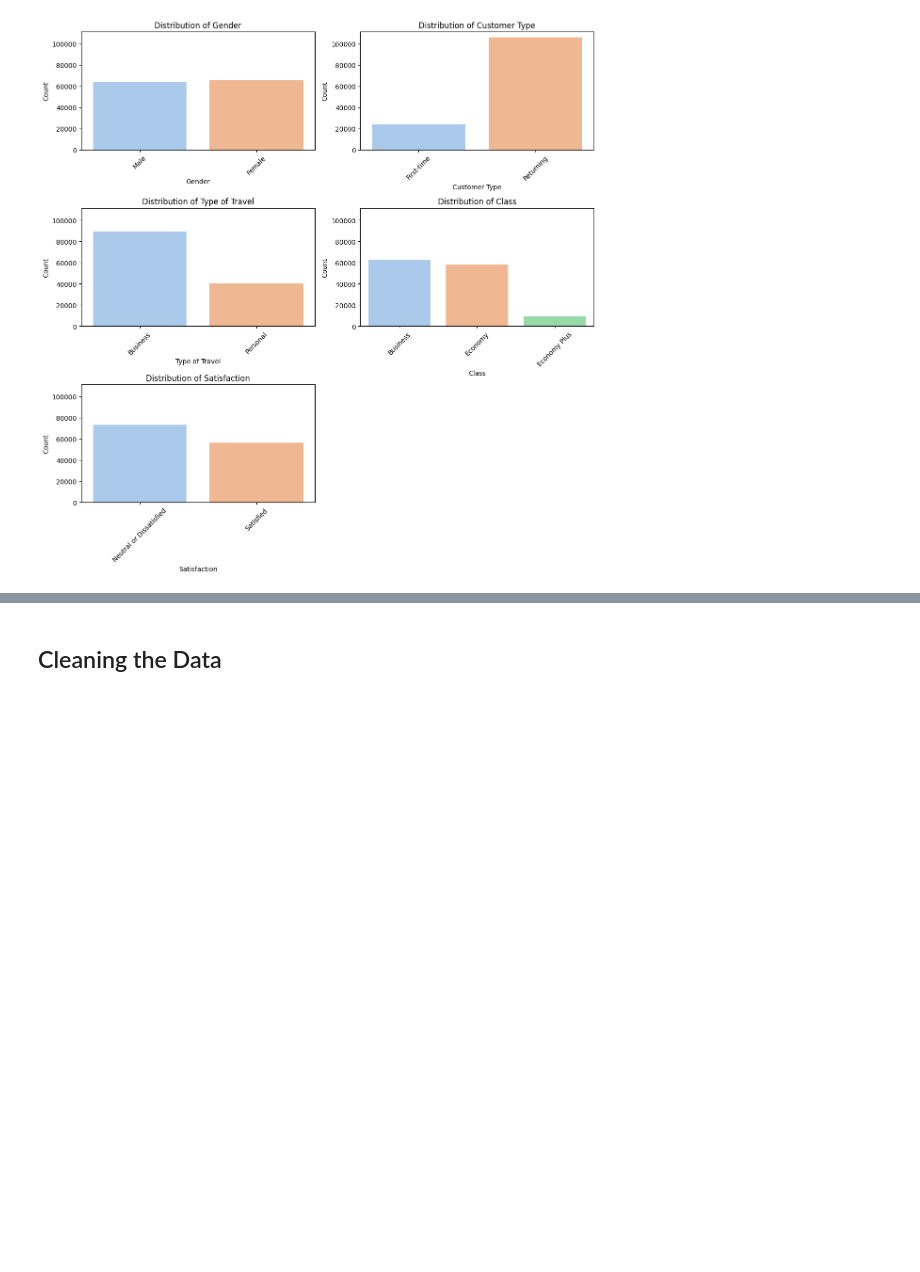
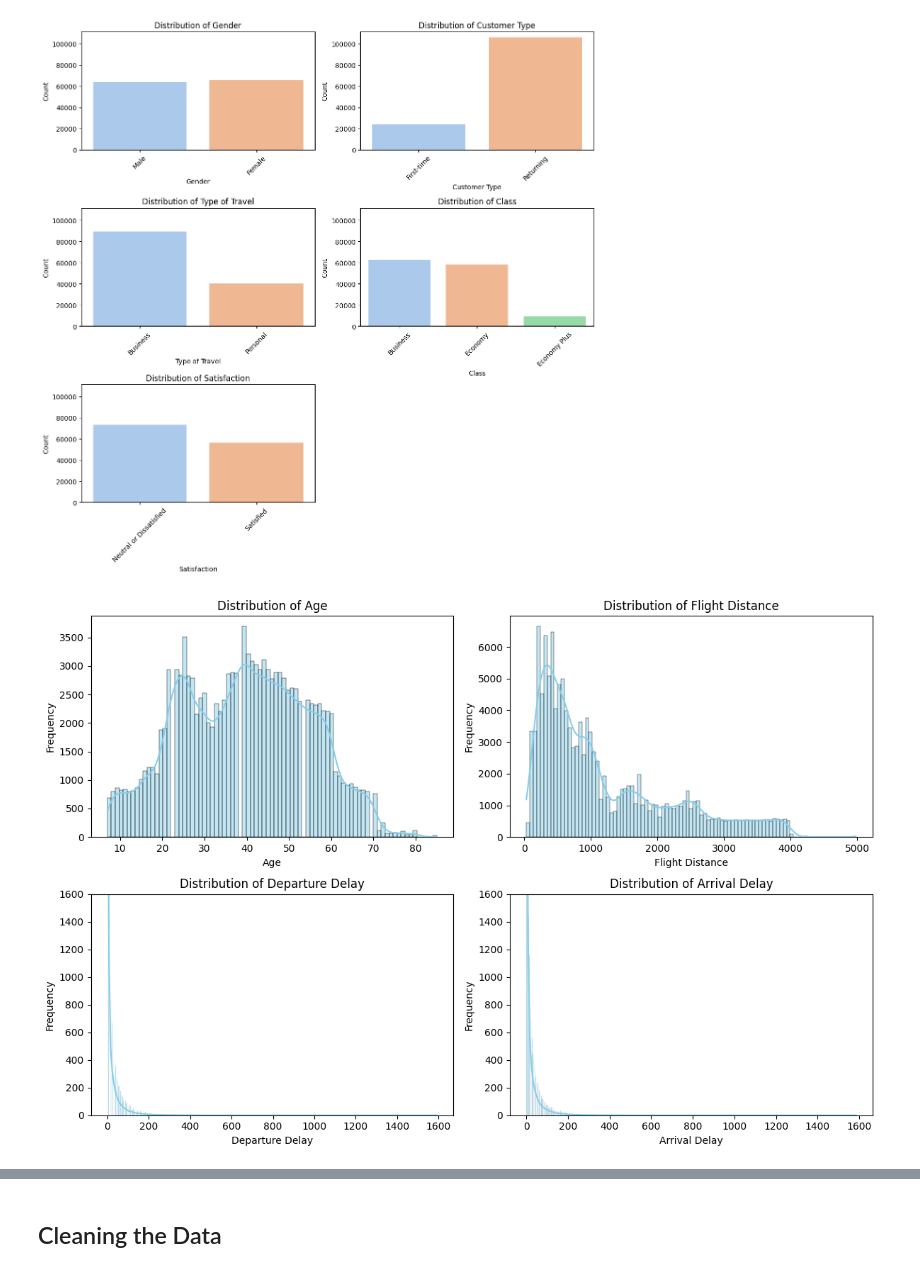
Before and after one commit to OCE1984/MScDataAnaltyicsPrinciples, a Jupyter notebook: DAP_Final_Assessment3.ipynb, the cells around one changed output, grey strips where cells are left out. Drawn from its saved outputs; the diff is of its cells as text; code cells hidden in the pictures; blank space fills up the shorter version.

```diff
--- a/DAP_Final_Assessment3.ipynb
+++ b/DAP_Final_Assessment3.ipynb
@@ -202,5 +195,35 @@ plt.tight_layout()
 plt.show()
 # %% [output]
 [figure]
+# %%
+# Select the numerical columns for histograms
+numerical_cols = ['Age', 'Flight Distance', 'Departure Delay', 'Arrival Delay']
+
+# Create a figure and grid of subplots
+num_cols = 2  # Figures per row
+num_rows = math.ceil(len(numerical_cols) / num_cols)
+fig, axes = plt.subplots(num_rows, num_cols, figsize=(12, num_rows * 4))
+axes = axes.flatten()  # Flatten for easier indexing
+
+# Iterate and plot histograms with KDE
+for i, col in enumerate(numerical_cols):
+    sns.histplot(data=df_original, x=col, kde=True, ax=axes[i], color='skyblue', line_kws={'color': 'red'})
+    axes[i].set_title(f"Distribution of {col}")
+    axes[i].set_xlabel(col)
+    axes[i].set_ylabel("Frequency")
+
+    # Set y-axis limit for Departure Delay and Arrival Delay
+    if col in ['Departure Delay', 'Arrival Delay']:
+        axes[i].set_ylim(0, 1600)  # Set max y-value to 1600
+
+# Hide any unused subplots
+for i in range(len(numerical_cols), len(axes)):
+    axes[i].set_visible(False)
+
+# Adjust layout and display
+plt.tight_layout()
+plt.show()
+# %% [output]
+[figure, added]
 # %%
 # Before the heatmap code:
```
Also changed, not shown: parts of 21 cells of this notebook.
